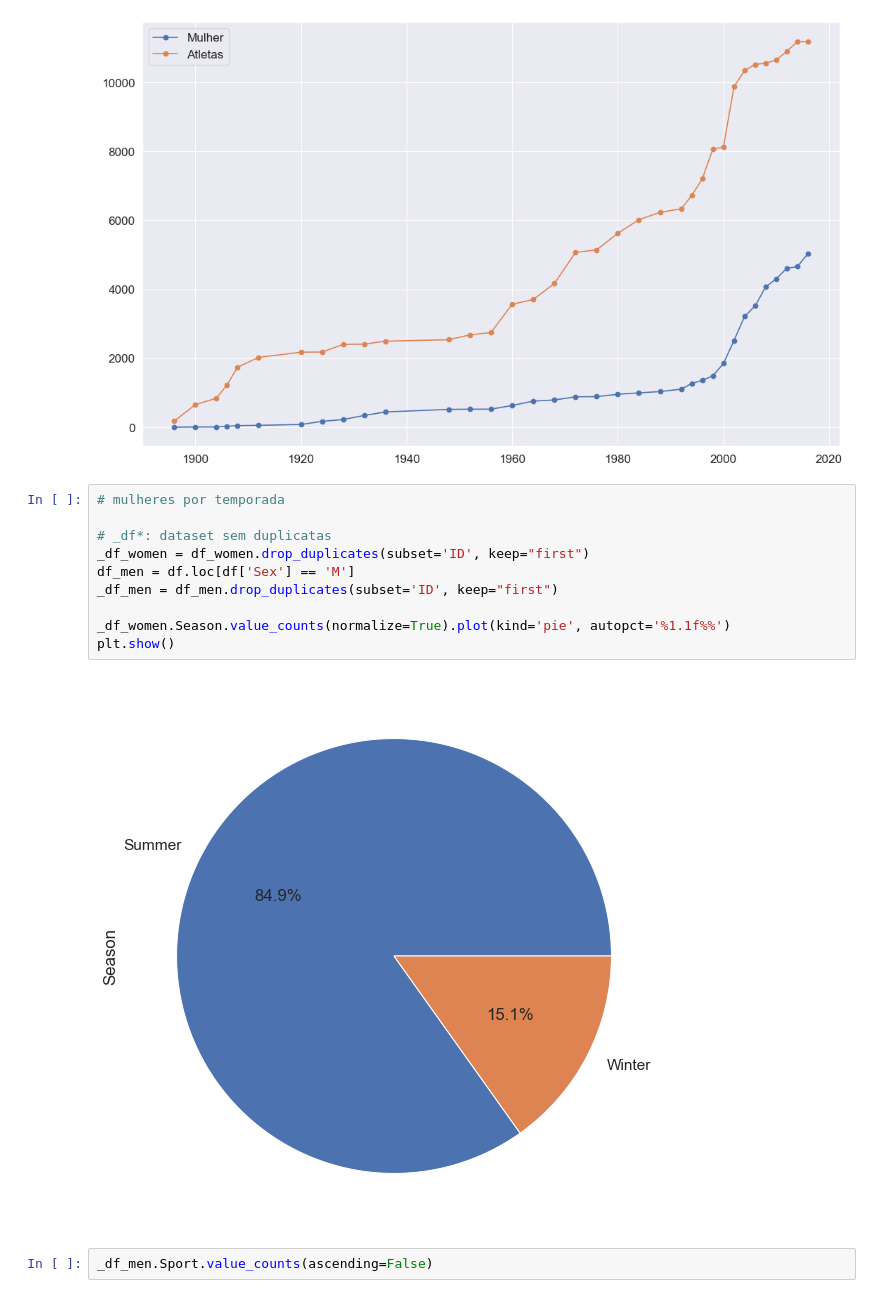
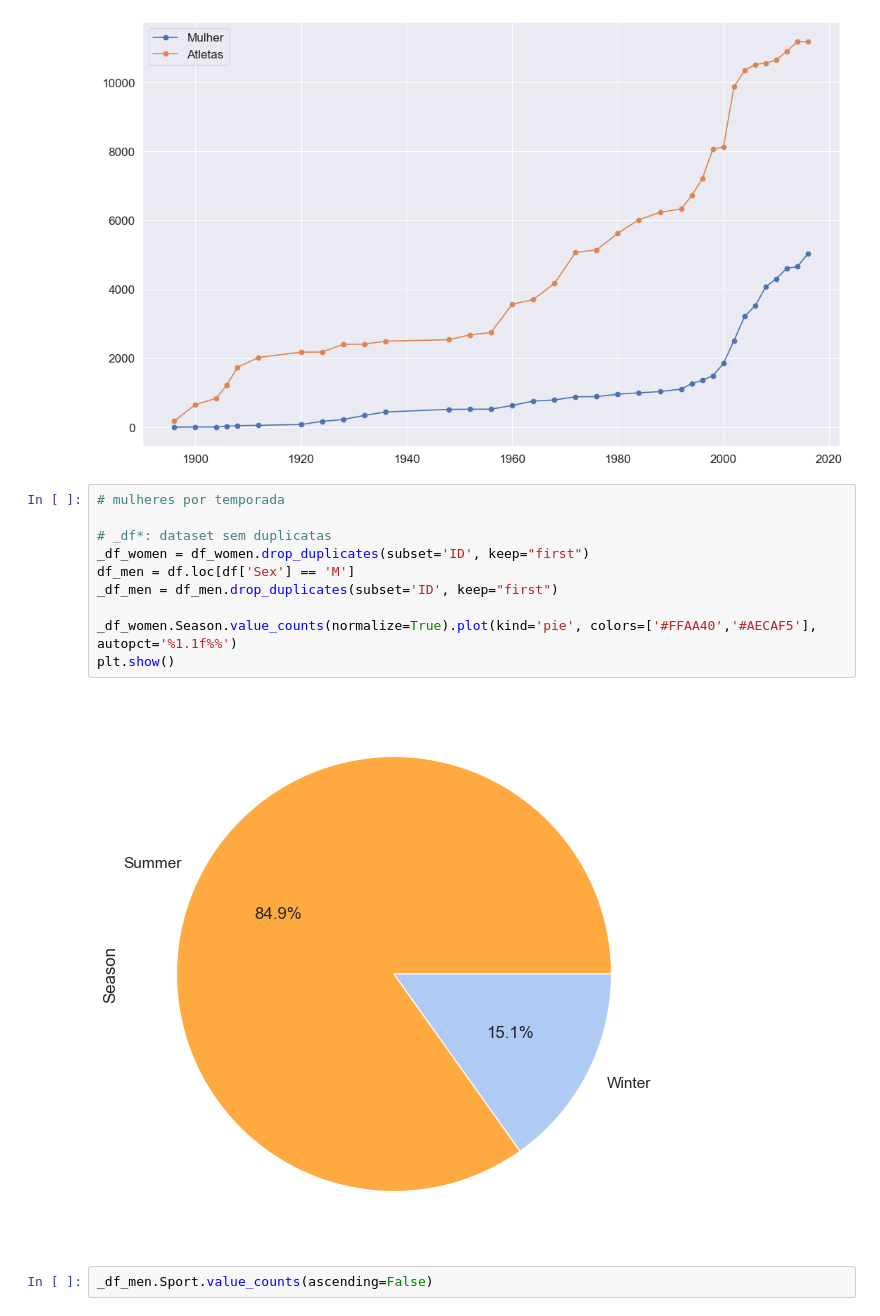
Before and after one commit to thalissonfelipe/mineracao, a Jupyter notebook: Relatorio.ipynb, the cells around one changed output. Saved outputs shown, nothing was run; the diff lists cells and outputs as text.

```diff
--- a/Relatorio.ipynb
+++ b/Relatorio.ipynb
@@ -178,15 +178,15 @@ plt.show()
 # %%
 # mulheres por temporada
 
 # _df*: dataset sem duplicatas
 _df_women = df_women.drop_duplicates(subset='ID', keep="first")
 df_men = df.loc[df['Sex'] == 'M']
 _df_men = df_men.drop_duplicates(subset='ID', keep="first")
 
-_df_women.Season.value_counts(normalize=True).plot(kind='pie', autopct='%1.1f%%')
+_df_women.Season.value_counts(normalize=True).plot(kind='pie', colors=['#FFAA40','#AECAF5'], autopct='%1.1f%%')
 plt.show()
 # %% [output]
-[figure, old version]
+[figure, new version]
 # %%
 _df_men.Sport.value_counts(ascending=False)
 # %% [output]
```
Also changed, not shown: parts of 5 cells of this notebook.
